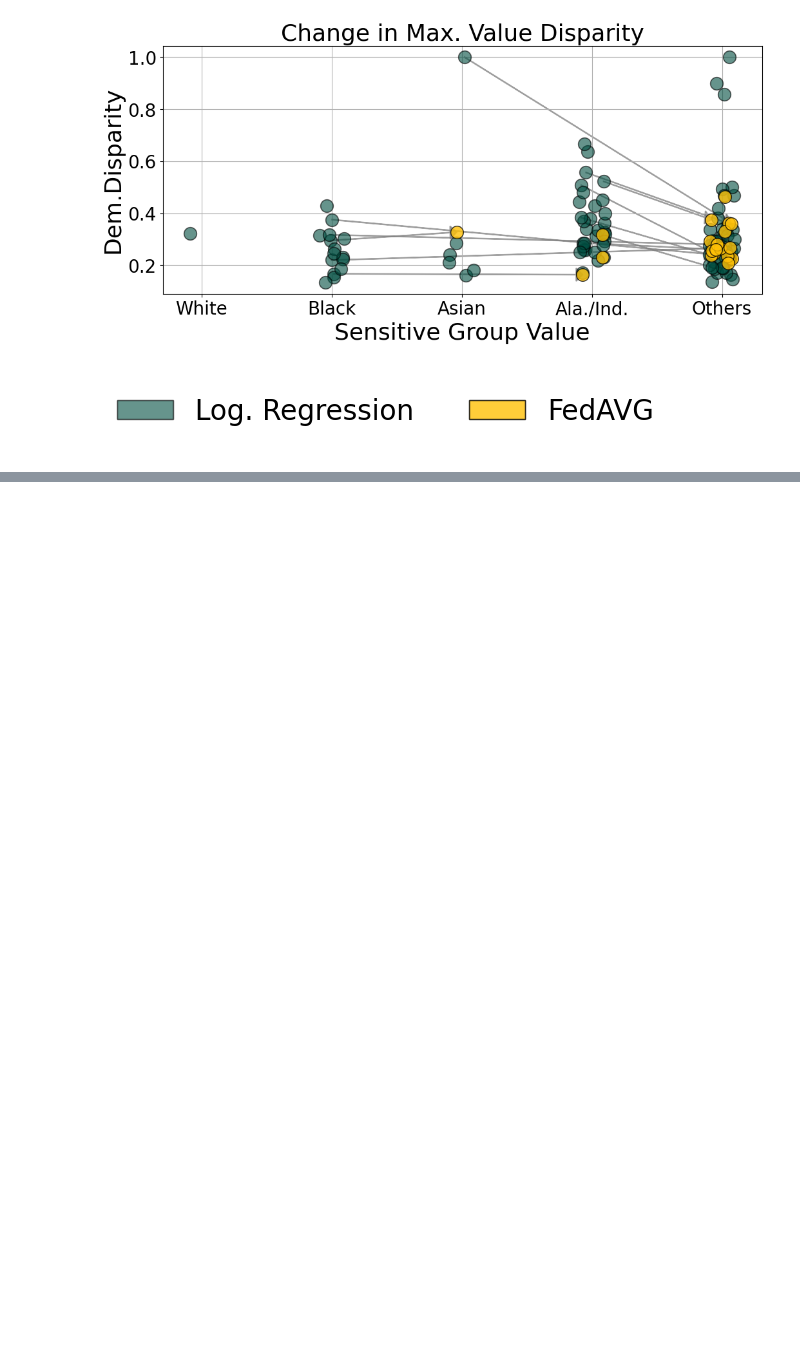
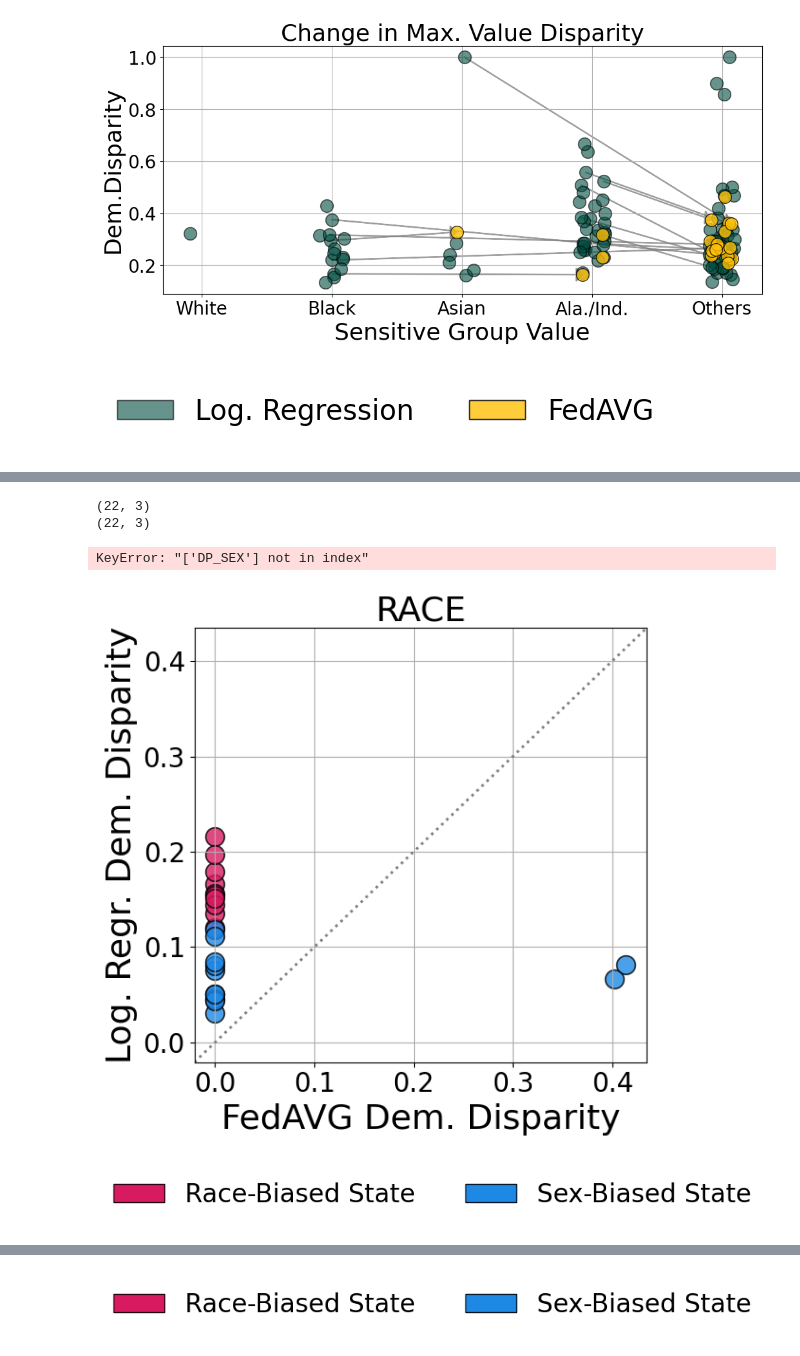
Before and after one commit to xheilmann/FeDa4Fair, a Jupyter notebook: evaluations/plots/plots.ipynb, the cells around one changed output, grey strips where cells are left out. Cells and saved outputs as stored; diff of their text form; code cells hidden in the pictures; blank space fills up the shorter version.

Commit message:
Temporary changes to the plots function to have plots for the resubmission

```diff
--- a/evaluations/plots/plots.ipynb
+++ b/evaluations/plots/plots.ipynb
@@ -3451,0 +3632,43 @@ Arrow
+# %%
+# Before and after for the attribute experiment with Cross-silo
+for model in dp["model"].unique():
+    model_title = "Log. Regr." if model == "LogisticRegression" else model
+
+    plot = local_client_fairness_plot(
+        df1=dp[dp["model"] == model],
+        df2=results_df,
+        client_column="dataset",
+        fairness_column="DP_RACE",
+        ylabel=f"{model_title} Dem. Disparity",
+        xlabel="FedAVG Dem. Disparity",
+        title="RACE",
+        title_font_size=26,
+        label_font_size=26,
+        ticks_font_size=20,
+        unfairness_distribution=states_unfairness,
+    )
+    plot.savefig(f"./images/puffle_before_after_cross_device_attribute_race_{model}.pdf")
+
+for model in dp["model"].unique():
+    model_title = "Log. Regr." if model == "LogisticRegression" else model
+
+    plot = local_client_fairness_plot(
+        df1=dp[dp["model"] == model],
+        df2=results_df,
+        client_column="dataset",
+        fairness_column="DP_SEX",
+        ylabel=f"{model_title} Dem. Disparity",
+        xlabel="FedAVG Dem. Disparity",
+        title="SEX",
+        title_font_size=26,
+        label_font_size=26,
+        ticks_font_size=20,
+        unfairness_distribution=states_unfairness,
+    )
+    plot.savefig(f"./images/puffle_before_after_cross_device_attribute_sex_{model}.pdf", bbox_inches="tight", dpi=150)
+# %% [output]
+(22, 3)
+(22, 3)
+KeyError: "['DP_SEX'] not in index"
+[figure, added]
+[figure, added]
@@ -3451,0 +3676 @@ Arrow
+[figure, added]
```
Also changed, not shown: parts of 6 cells of this notebook.
